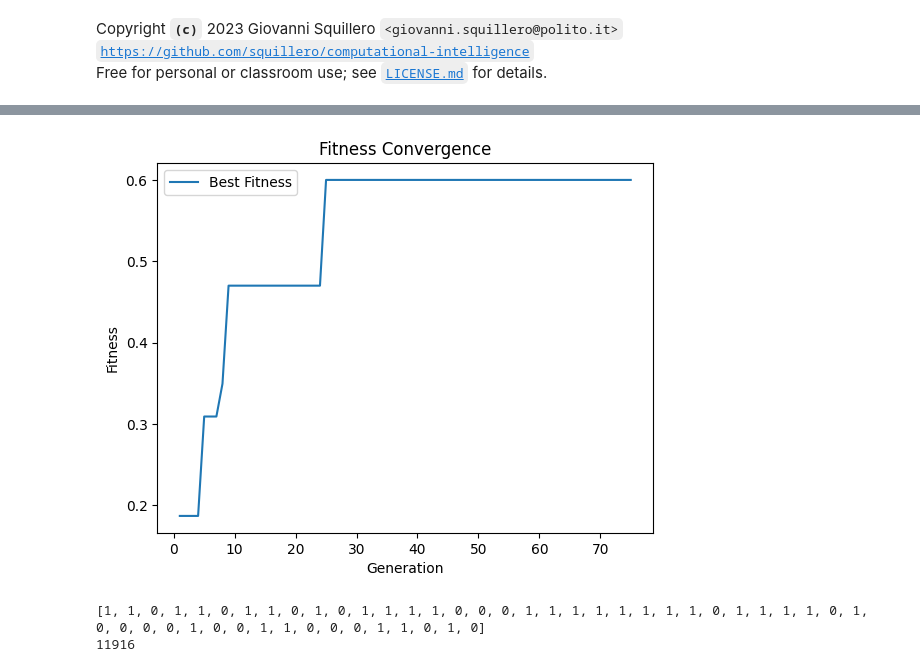
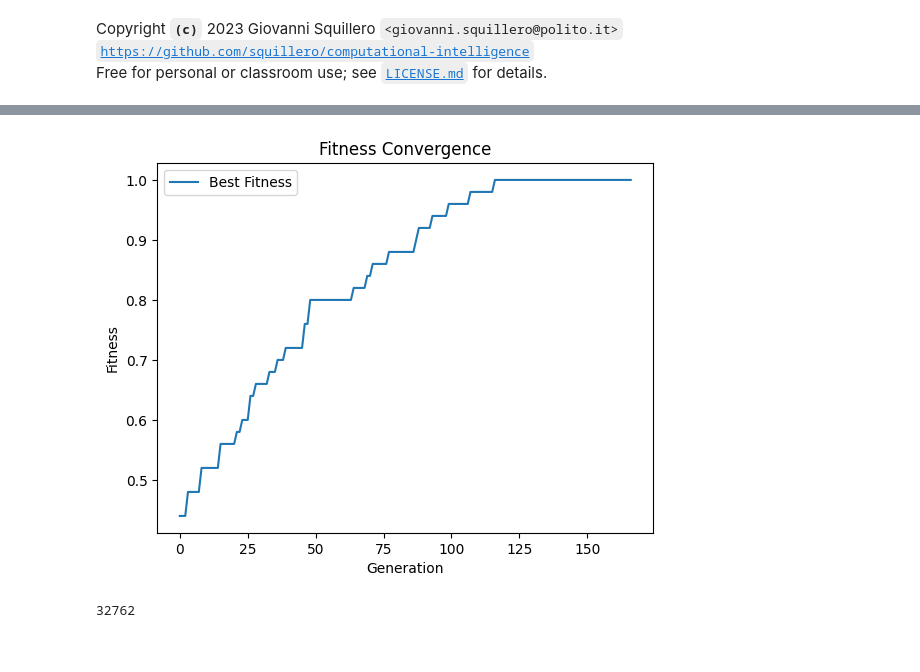
Before and after one commit to class1c-j/polito-ci-labs, a Jupyter notebook: labs/3_min_calls/lab9.ipynb, the cells around one changed output, grey strips where cells are left out. Cells and saved outputs as stored; diff of their text form; code cells hidden in the pictures.

```diff
--- a/labs/3_min_calls/lab9.ipynb
+++ b/labs/3_min_calls/lab9.ipynb
@@ -23,5 +23,3 @@ from copy import copy
 import lab9_lib
 # %%
 GENOME_LENGTH = 50
-# %%
-fitness = lab9_lib.make_problem(5)
@@ -43,10 +42,25 @@ def one_cut_xover(ind1, ind2):
     return offspring
 
 
+def two_point_xover(ind1, ind2):
+    pos1 = randint(0, GENOME_LENGTH - 1)
+    pos2 = randint(pos1, GENOME_LENGTH - 1)
+    offspring = ind1[:pos1] + ind2[pos1:pos2] + ind1[pos2:]
+    return offspring
+
+
 def flip_random_bit(ind):
     offspring = copy(ind)
     pos = randint(0, GENOME_LENGTH - 1)
     offspring[pos] = int(not offspring[pos])
+    return offspring
+
+
+def flip_2_random_bits(ind):
+    offspring = copy(ind)
+    pos1, pos2 = tuple(choices(range(0, GENOME_LENGTH), k=2))
+    offspring[pos1] = int(not ind[pos1])
+    offspring[pos2] = int(not ind[pos2])
     return offspring
 
 
@@ -75,25 +89,29 @@ def inversion(ind):
     offspring[pos1:pos2] = list(reversed(ind[pos1:pos2]))
     return offspring
 # %%
+import matplotlib.pyplot as plt
+
 population = [choices([0, 1], k=GENOME_LENGTH)] * POPULATION_SIZE
-
-import matplotlib.pyplot as plt
+fitness = lab9_lib.make_problem(PROBLEM_SIZE)
 
 
 def evolution(
-    population, parent_selection, crossover, mutation, generations, max_no_improvement
+    population,
+    parent_selection,
+    crossover,
+    mutation,
+    generations,
+    max_no_improvement,
 ):
     best_fitness = float("-inf")
     consecutive_no_improvement = 0
-
-    mutation_probability = MUTATION_PROBABILITY
-
     fitness_history = []
 
-    for generation in range(1, generations + 1):
+    for generation in range(generations):
         offspring = list()
-        for _ in range(OFFSPRING_SIZE):
-            if random() < mutation_probability:
+
+        for counter in range(OFFSPRING_SIZE):
+            if random() < MUTATION_PROBABILITY:
                 p = parent_selection(population)
                 o = mutation(p)
             else:
@@ -102,46 +120,33 @@ def evolution(
                 o = crossover(p1, p2)
             offspring.append(o)
 
-        population.extend(offspring)
-        population.sort(key=lambda i: fitness(i), reverse=True)
-        population = population[:POPULATION_SIZE]
+        combined_population = population + offspring
 
-        current_fitness = fitness(population[0])
-        print(current_fitness, population[0])
+        combined_population.sort(key=lambda i: fitness(i), reverse=True)
+        population = combined_population[:POPULATION_SIZE]
 
-        fitness_history.append(current_fitness)
-
-        if current_fitness > best_fitness:
-            best_fitness = current_fitness
+        if fitness(population[0]) > best_fitness:
+            best_fitness = fitness(population[0])
             consecutive_no_improvement = 0
         else:
             consecutive_no_improvement += 1
-            mutation_probability *= 0.9
+
+        fitness_history.append(best_fitness)
 
         if consecutive_no_improvement >= max_no_improvement:
             print(f"Converged at generation {generation}")
             break
 
-    # Plotting fitness history
-    plt.plot(range(1, generation + 1), fitness_history, label="Best Fitness")
+        print(fitness(population[0]), population[0], flush=True)
+
+    plt.plot(range(0, generation + 1), fitness_history, label="Best Fitness")
     plt.xlabel("Generation")
     plt.ylabel("Fitness")
     plt.title("Fitness Convergence")
     plt.legend()
     plt.show()
 
-    return population
 
-
-print(
-    evolution(
-        population,
-        tournament_selection,
-        one_cut_xover,
-        scramble,
-        500,
-        max_no_improvement=50,
-    )[0]
-)
+evolution(population, tournament_selection, one_cut_xover, flip_2_random_bits, 200, 50)
 print(fitness.calls)
 # %% [output]
@@ -165,3 +170,2 @@ Converged at generation 75
-[figure, old version]
+[figure, new version]
-[1, 1, 0, 1, 1, 0, 1, 1, 0, 1, 0, 1, 1, 1, 1, 0, 0, 0, 1, 1, 1, 1, 1, 1, 1, 1, 0, 1, 1, 1, 1, 0, 1, 0, 0, 0, 0, 1, 0, 0, 1, 1, 0, 0, 0, 1, 1, 0, 1, 0]
-11916
+32762
```
Also changed, not shown: parts of 4 cells of this notebook.
